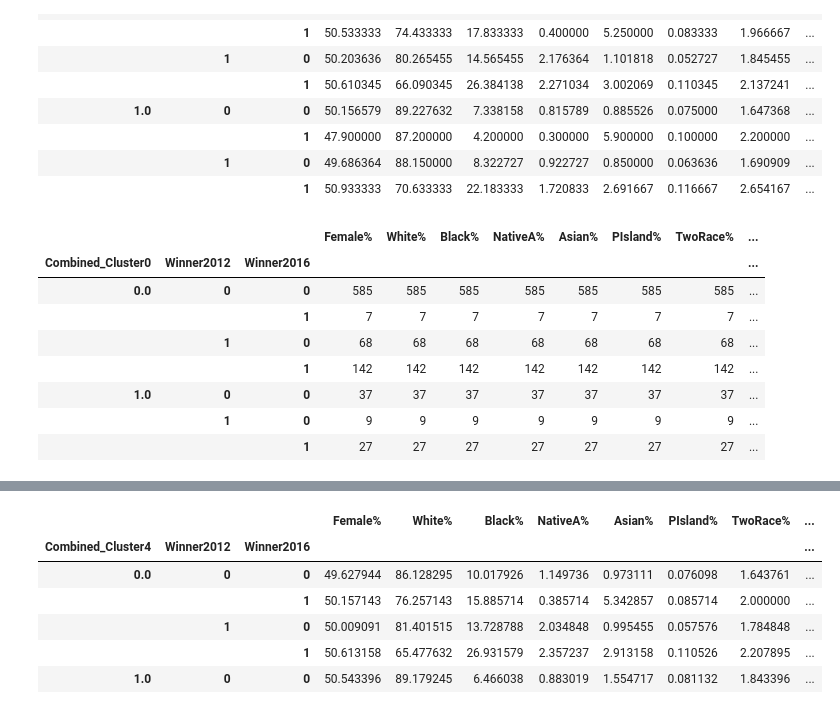
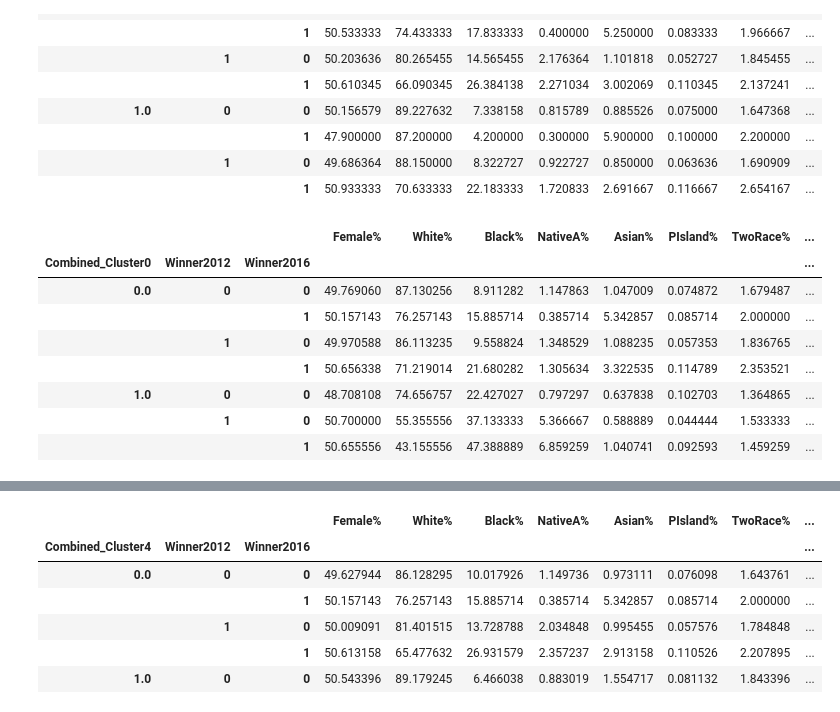
Before and after one commit to cgels/ElectionAnalysis, a Jupyter notebook: OGClassification.ipynb, the cells around one changed output, grey strips where cells are left out. Cells and saved outputs as stored; diff of their text form; code cells hidden in the pictures.

```diff
--- a/OGClassification.ipynb
+++ b/OGClassification.ipynb
@@ -33,6 +33,11 @@ df.ix[df['per_point_diff_2016']>0,'Winner2016']=1
 df['Winner2012']=0
 df.ix[df['per_point_diff_2012']>0,'Winner2012']=1
 dems=df[df['Winner2016']==1]
+df['Winner_2016']="R2016"
+df.ix[df['per_point_diff_2016']>0,'Winner_2016']="D2016"
+df['Winner_2012']="R2012"
+df.ix[df['per_point_diff_2012']>0,'Winner_2012']="D2012"
+dems=df[df['Winner_2016']==1]
 # %%
 demographic=["Demographic_Cluster0","Demographic_Cluster1","Demographic_Cluster2","Demographic_Cluster3",
             "Demographic_Cluster4","Demographic_Cluster5","Demographic_Cluster6"]
@@ -336,25 +364,25 @@ swingers.groupby(['Combined_Cluster8','Winner2012','Winner2016']).mean()[['Femal
 |  | 1 | 0 | 49.686364 | 88.150000 | 8.322727 | 0.922727 | 0.850000 | 0.063636 | 1.690909 | ... |
 |  |  | 1 | 50.933333 | 70.633333 | 22.183333 | 1.720833 | 2.691667 | 0.116667 | 2.654167 | ... |
 # %%
-swingers.groupby(['Combined_Cluster0','Winner2012','Winner2016']).count()[['Female%',
+swingers.groupby(['Combined_Cluster0','Winner2012','Winner2016']).mean()[['Female%',
  'White%',
  'Black%',
  'NativeA%',
  'Asian%',
  'PIsland%',
  'TwoRace%',
  'Latino',
  'WhiteNLat%',
  'PerCapitaIncome',
  'MedianIncome',
  '%BelowPoverty']]
 # %% [output]
 |  |  |  | Female% | White% | Black% | NativeA% | Asian% | PIsland% | TwoRace% | ... |
 | Combined_Cluster0 | Winner2012 | Winner2016 |  |  |  |  |  |  |  | ... |
-| 0.0 | 0 | 0 | 585 | 585 | 585 | 585 | 585 | 585 | 585 | ... |
-|  |  | 1 | 7 | 7 | 7 | 7 | 7 | 7 | 7 | ... |
-|  | 1 | 0 | 68 | 68 | 68 | 68 | 68 | 68 | 68 | ... |
-|  |  | 1 | 142 | 142 | 142 | 142 | 142 | 142 | 142 | ... |
-| 1.0 | 0 | 0 | 37 | 37 | 37 | 37 | 37 | 37 | 37 | ... |
-|  | 1 | 0 | 9 | 9 | 9 | 9 | 9 | 9 | 9 | ... |
-|  |  | 1 | 27 | 27 | 27 | 27 | 27 | 27 | 27 | ... |
+| 0.0 | 0 | 0 | 49.769060 | 87.130256 | 8.911282 | 1.147863 | 1.047009 | 0.074872 | 1.679487 | ... |
+|  |  | 1 | 50.157143 | 76.257143 | 15.885714 | 0.385714 | 5.342857 | 0.085714 | 2.000000 | ... |
+|  | 1 | 0 | 49.970588 | 86.113235 | 9.558824 | 1.348529 | 1.088235 | 0.057353 | 1.836765 | ... |
+|  |  | 1 | 50.656338 | 71.219014 | 21.680282 | 1.305634 | 3.322535 | 0.114789 | 2.353521 | ... |
+| 1.0 | 0 | 0 | 48.708108 | 74.656757 | 22.427027 | 0.797297 | 0.637838 | 0.102703 | 1.364865 | ... |
+|  | 1 | 0 | 50.700000 | 55.355556 | 37.133333 | 5.366667 | 0.588889 | 0.044444 | 1.533333 | ... |
+|  |  | 1 | 50.655556 | 43.155556 | 47.388889 | 6.859259 | 1.040741 | 0.092593 | 1.459259 | ... |
```
Also changed, not shown: parts of 10 cells of this notebook, 2 other files.
